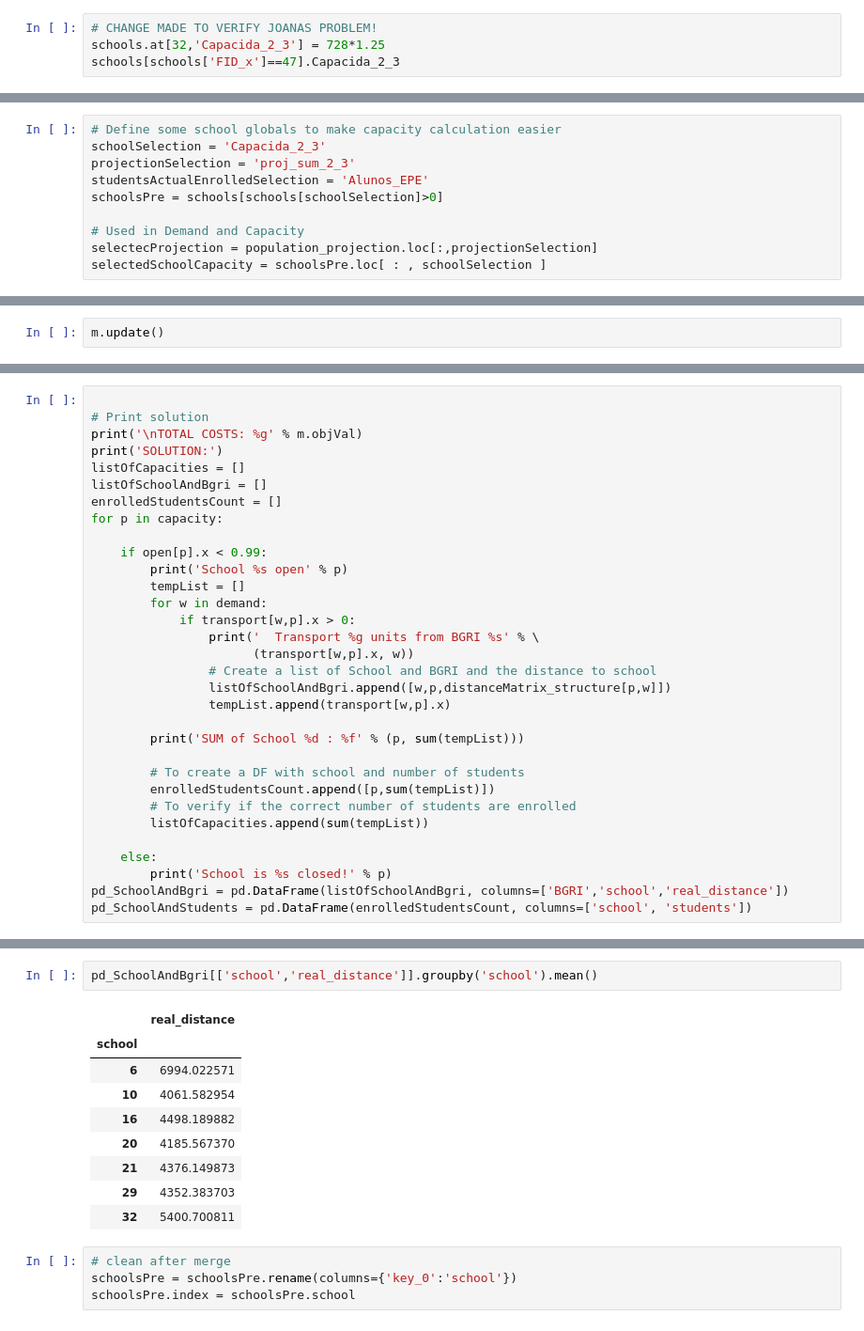
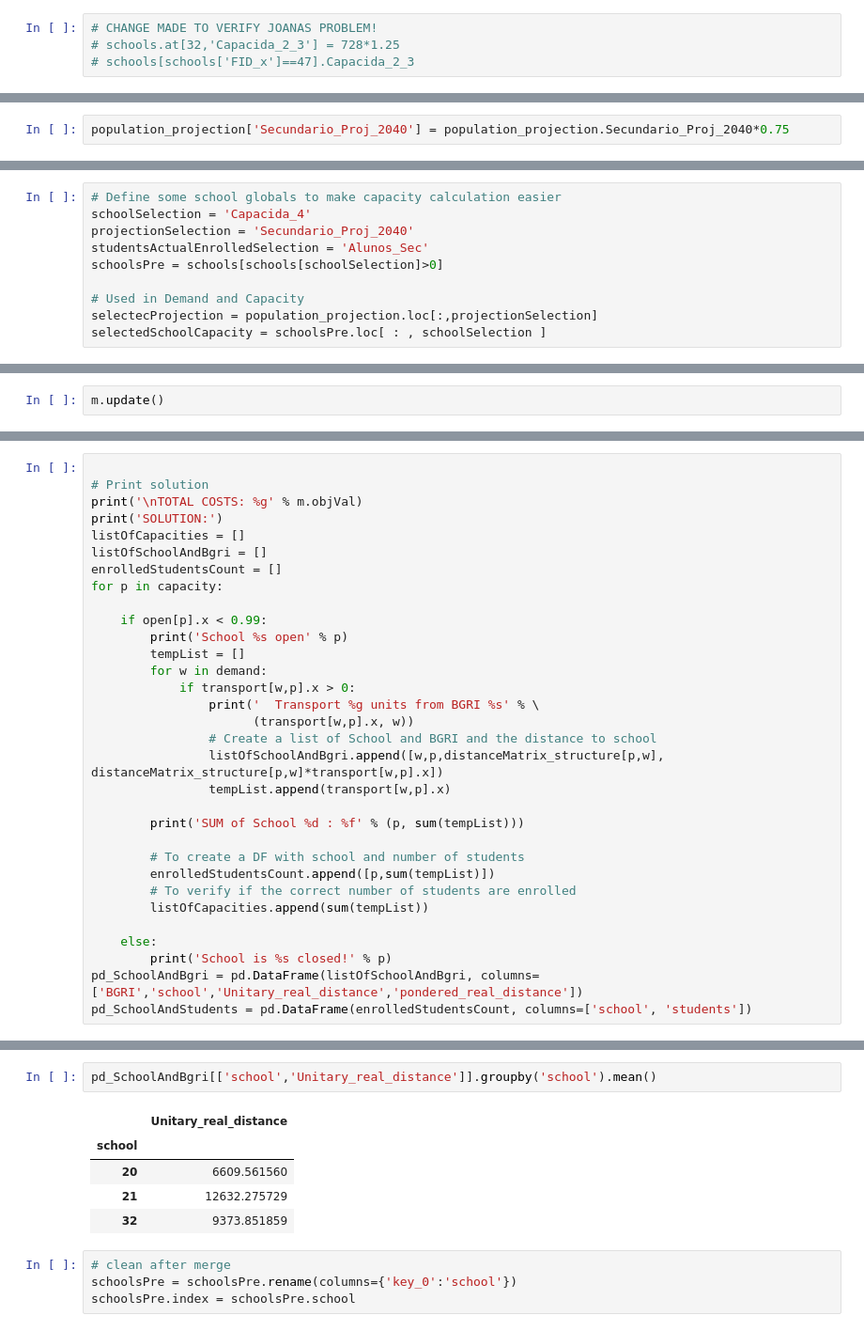
Before and after one commit to fillipefeitosa/gettin, a Jupyter notebook: optimization/School Location - Generic.ipynb, the cells around one changed output, grey strips where cells are left out. Shown at 94% size. Cells and saved outputs as stored; diff of their text form.

```diff
--- a/optimization/School Location - Generic.ipynb
+++ b/optimization/School Location - Generic.ipynb
@@ -44,5 +44,5 @@ schools['Capacida_2_3'] = schools.Capacida_2+schools.Capacida_3
 schools['Alunos_2CE_3CE'] = schools.Alunos_2CE+schools.Alunos_3CE
 # %%
 # CHANGE MADE TO VERIFY JOANAS PROBLEM!
-schools.at[32,'Capacida_2_3'] = 728*1.25
-schools[schools['FID_x']==47].Capacida_2_3
+# schools.at[32,'Capacida_2_3'] = 728*1.25
+# schools[schools['FID_x']==47].Capacida_2_3
@@ -80,3 +94,5 @@ population_projection[["Pre_escolar_Proj_2040", "1_CEB_Proj_2040", "2_CEB_Proj_2
 Index(['Pre_escolar_Proj_2040', '1_CEB_Proj_2040', '2_CEB_Proj_2040',
        '3_CEB_Proj_2040', 'Secundario_Proj_2040'],
       dtype='object')
+# %%
+population_projection['Secundario_Proj_2040'] = population_projection.Secundario_Proj_2040*0.75
@@ -83,8 +103,8 @@ Index(['Pre_escolar_Proj_2040', '1_CEB_Proj_2040', '2_CEB_Proj_2040',
 # %%
 # Define some school globals to make capacity calculation easier
-schoolSelection = 'Capacida_2_3'
-projectionSelection = 'proj_sum_2_3'
-studentsActualEnrolledSelection = 'Alunos_EPE'
+schoolSelection = 'Capacida_4'
+projectionSelection = 'Secundario_Proj_2040'
+studentsActualEnrolledSelection = 'Alunos_Sec'
 schoolsPre = schools[schools[schoolSelection]>0]
 
 # Used in Demand and Capacity
@@ -237,7 +251,7 @@ for p in capacity:
                 print('  Transport %g units from BGRI %s' % \
                       (transport[w,p].x, w))
                 # Create a list of School and BGRI and the distance to school
-                listOfSchoolAndBgri.append([w,p,distanceMatrix_structure[p,w]])
+                listOfSchoolAndBgri.append([w,p,distanceMatrix_structure[p,w], distanceMatrix_structure[p,w]*transport[w,p].x])
                 tempList.append(transport[w,p].x)
 
         print('SUM of School %d : %f' % (p, sum(tempList)))
@@ -249,6 +263,6 @@ for p in capacity:
 
     else:
         print('School is %s closed!' % p)
-pd_SchoolAndBgri = pd.DataFrame(listOfSchoolAndBgri, columns=['BGRI','school','real_distance'])
+pd_SchoolAndBgri = pd.DataFrame(listOfSchoolAndBgri, columns=['BGRI','school','Unitary_real_distance','pondered_real_distance'])
 pd_SchoolAndStudents = pd.DataFrame(enrolledStudentsCount, columns=['school', 'students'])
 # %% [output]
@@ -315,15 +325,11 @@ schoolsPre
 # %%
-pd_SchoolAndBgri[['school','real_distance']].groupby('school').mean()
+pd_SchoolAndBgri[['school','Unitary_real_distance']].groupby('school').mean()
 # %% [output]
-|  | real_distance |
+|  | Unitary_real_distance |
 | school |  |
-| 6 | 6994.022571 |
-| 10 | 4061.582954 |
-| 16 | 4498.189882 |
-| 20 | 4185.567370 |
-| 21 | 4376.149873 |
-| 29 | 4352.383703 |
-| 32 | 5400.700811 |
+| 20 | 6609.561560 |
+| 21 | 12632.275729 |
+| 32 | 9373.851859 |
 # %%
 # clean after merge
 schoolsPre = schoolsPre.rename(columns={'key_0':'school'})
```
Also changed, not shown: parts of 22 cells of this notebook, 4 other files.
